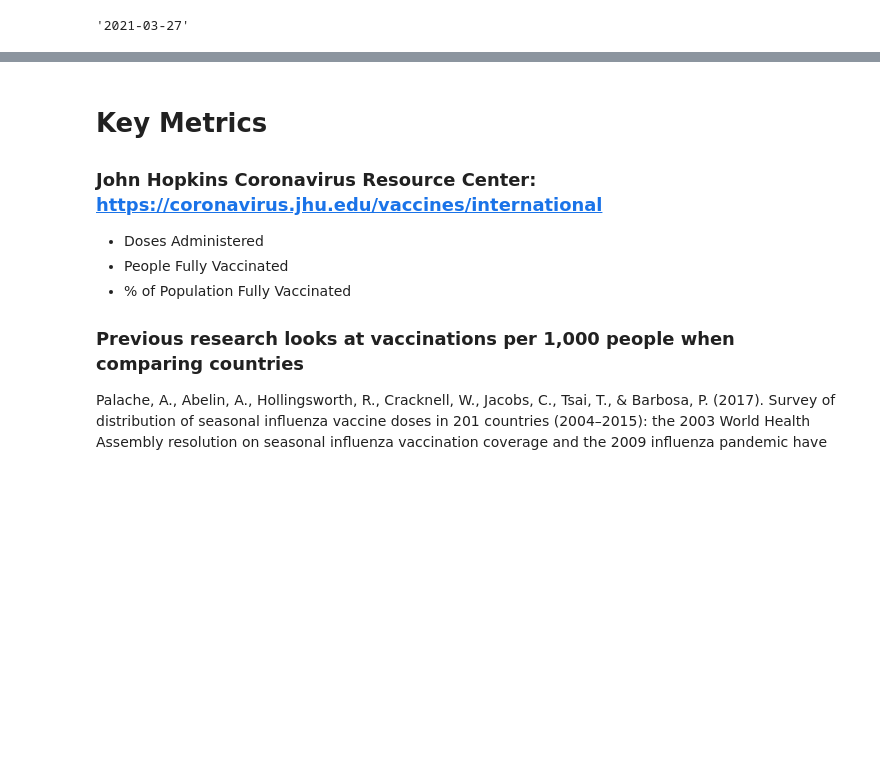
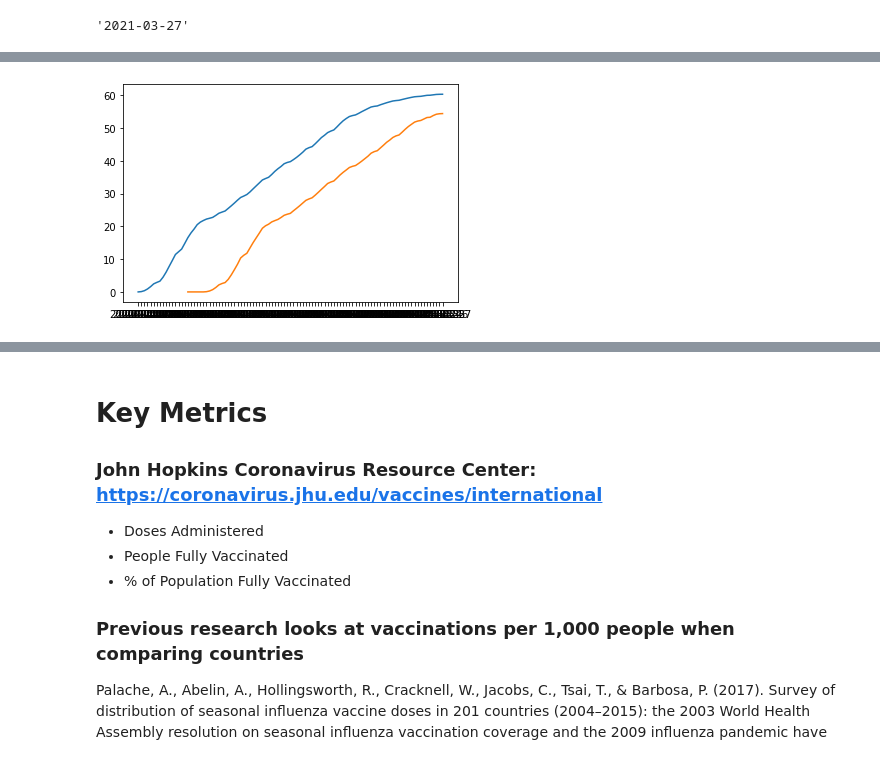
Before and after one commit to rebekahcallkacz/covid-vac-rollout, a Jupyter notebook: analysis/initial_EDA.ipynb, the cells around one changed output, grey strips where cells are left out. Saved outputs shown, nothing was run; the diff lists cells and outputs as text; code cells hidden in the pictures; blank space fills up the shorter version.

```diff
--- a/analysis/initial_EDA.ipynb
+++ b/analysis/initial_EDA.ipynb
@@ -165,3 +176,9 @@ df_max_date['date'].max()
+# %%
+df_israel = df.loc[df['country'] == 'Israel']
+plt.plot(df_israel['date'], df_israel[['people_vaccinated_per_hundred','people_fully_vaccinated_per_hundred']])
+plt.show()
+# %% [output]
+[figure, added]
 # %% [markdown]
 # Things to Consider
 
```
Also changed, not shown: parts of 4 cells of this notebook, 1 other file.
